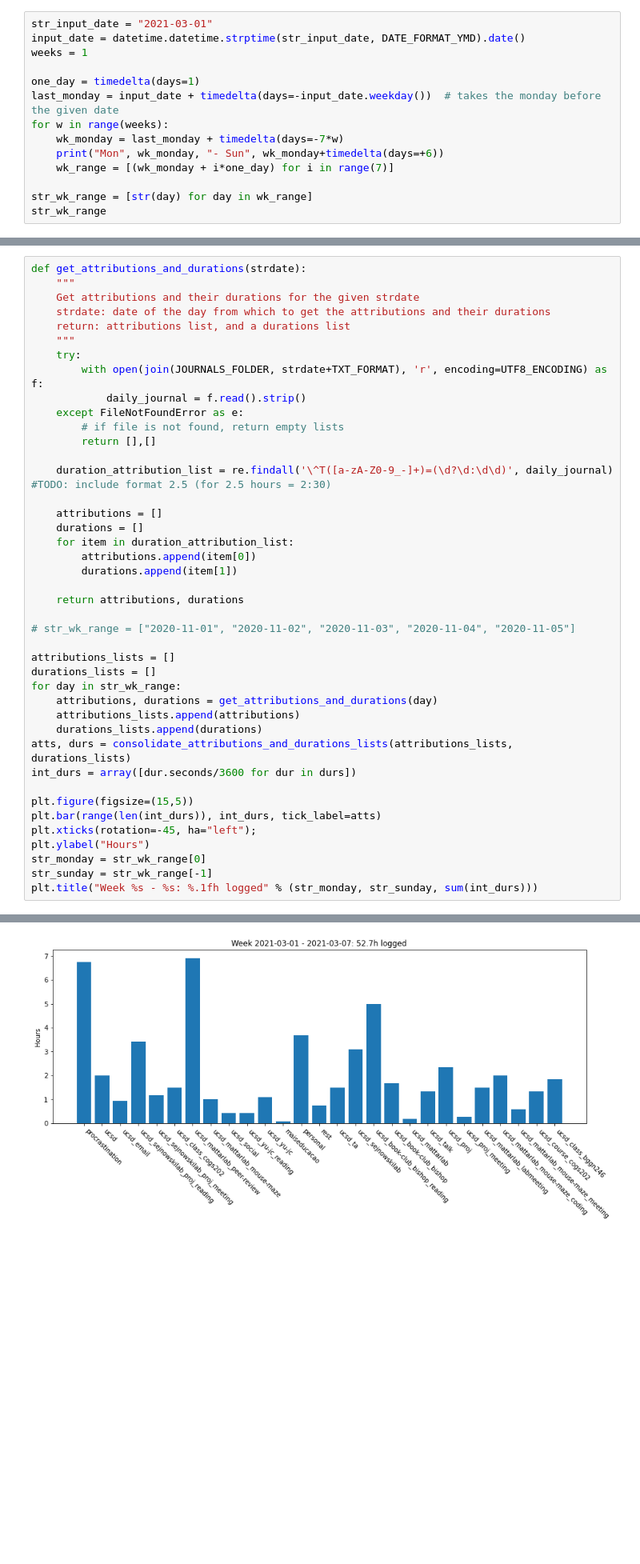
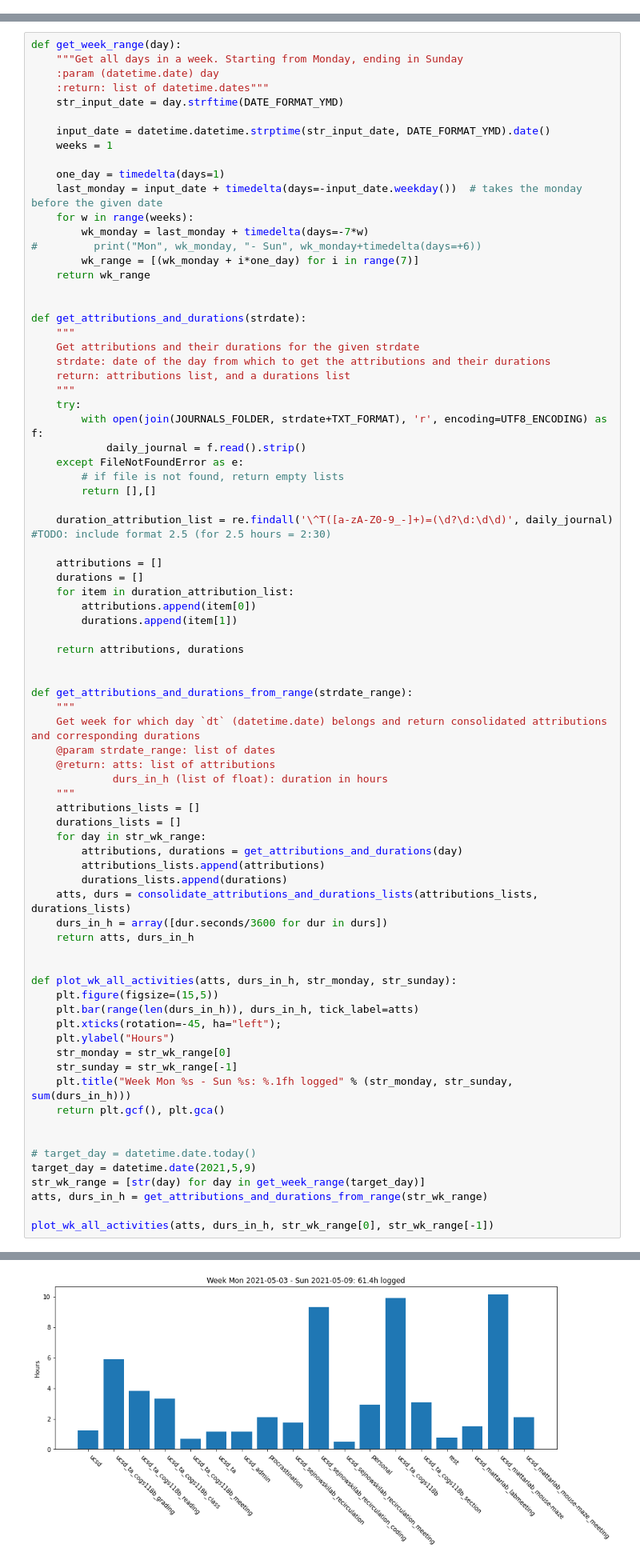
Before and after one commit to homerobse/work-journal, a Jupyter notebook: tags-join.ipynb, the cells around one changed output, grey strips where cells are left out. Shown: that part at 80% size. Cells and saved outputs as stored; diff of their text form; blank space fills up the shorter version.

Commit message:
Remove attributions with zero hours from aggregate plot and create functions from parts of the scripts

```diff
--- a/tags-join.ipynb
+++ b/tags-join.ipynb
@@ -54,17 +54,3 @@ consolidate_attributions_and_durations_lists(attributions_lists, durations_lists
 3600+45*60  # 1h45m
 # %% [output]
 6300
-# %%
-str_input_date = "2021-03-01"
-input_date = datetime.datetime.strptime(str_input_date, DATE_FORMAT_YMD).date()
-weeks = 1
-
-one_day = timedelta(days=1)
-last_monday = input_date + timedelta(days=-input_date.weekday())  # takes the monday before the given date
-for w in range(weeks):
-    wk_monday = last_monday + timedelta(days=-7*w)
-    print("Mon", wk_monday, "- Sun", wk_monday+timedelta(days=+6))
-    wk_range = [(wk_monday + i*one_day) for i in range(7)]
-
-str_wk_range = [str(day) for day in wk_range]
-str_wk_range
@@ -80,4 +57,22 @@ Mon 2021-03-01 - Sun 2021-03-07
 # %%
+def get_week_range(day):
+    """Get all days in a week. Starting from Monday, ending in Sunday
+    :param (datetime.date) day
+    :return: list of datetime.dates"""
+    str_input_date = day.strftime(DATE_FORMAT_YMD)
+
+    input_date = datetime.datetime.strptime(str_input_date, DATE_FORMAT_YMD).date()
+    weeks = 1
+
+    one_day = timedelta(days=1)
+    last_monday = input_date + timedelta(days=-input_date.weekday())  # takes the monday before the given date
+    for w in range(weeks):
+        wk_monday = last_monday + timedelta(days=-7*w)
+#         print("Mon", wk_monday, "- Sun", wk_monday+timedelta(days=+6))
+        wk_range = [(wk_monday + i*one_day) for i in range(7)]
+    return wk_range
+
+
 def get_attributions_and_durations(strdate):
     """
     Get attributions and their durations for the given strdate
@@ -101,22 +96,40 @@ def get_attributions_and_durations(strdate):
 
     return attributions, durations
 
-# str_wk_range = ["2020-11-01", "2020-11-02", "2020-11-03", "2020-11-04", "2020-11-05"]
 
-attributions_lists = []
-durations_lists = []
-for day in str_wk_range:
-    attributions, durations = get_attributions_and_durations(day)
-    attributions_lists.append(attributions)
-    durations_lists.append(durations)
-atts, durs = consolidate_attributions_and_durations_lists(attributions_lists, durations_lists)
-int_durs = array([dur.seconds/3600 for dur in durs])
+def get_attributions_and_durations_from_range(strdate_range):
+    """
+    Get week for which day `dt` (datetime.date) belongs and return consolidated attributions and corresponding durations
+    @param strdate_range: list of dates
+    @return: atts: list of attributions
+             durs_in_h (list of float): duration in hours
+    """
+    attributions_lists = []
+    durations_lists = []
+    for day in str_wk_range:
+        attributions, durations = get_attributions_and_durations(day)
+        attributions_lists.append(attributions)
+        durations_lists.append(durations)
+    atts, durs = consolidate_attributions_and_durations_lists(attributions_lists, durations_lists)
+    durs_in_h = array([dur.seconds/3600 for dur in durs])
+    return atts, durs_in_h
 
-plt.figure(figsize=(15,5))
-plt.bar(range(len(int_durs)), int_durs, tick_label=atts)
-plt.xticks(rotation=-45, ha="left");
-plt.ylabel("Hours")
-str_monday = str_wk_range[0]
-str_sunday = str_wk_range[-1]
-plt.title("Week %s - %s: %.1fh logged" % (str_monday, str_sunday, sum(int_durs)))
+
+def plot_wk_all_activities(atts, durs_in_h, str_monday, str_sunday):
+    plt.figure(figsize=(15,5))
+    plt.bar(range(len(durs_in_h)), durs_in_h, tick_label=atts)
+    plt.xticks(rotation=-45, ha="left");
+    plt.ylabel("Hours")
+    str_monday = str_wk_range[0]
+    str_sunday = str_wk_range[-1]
+    plt.title("Week Mon %s - Sun %s: %.1fh logged" % (str_monday, str_sunday, sum(durs_in_h)))
+    return plt.gcf(), plt.gca()
+
+
+# target_day = datetime.date.today()
+target_day = datetime.date(2021,5,9)
+str_wk_range = [str(day) for day in get_week_range(target_day)]
+atts, durs_in_h = get_attributions_and_durations_from_range(str_wk_range)
+
+plot_wk_all_activities(atts, durs_in_h, str_wk_range[0], str_wk_range[-1])
 # %% [output]
@@ -124 +138 @@ Text(0.5, 1.0, 'Week 2021-03-01 - 2021-03-07: 52.7h logged')
-[figure, old version]
+[figure, new version]
```
Also changed, not shown: parts of 12 cells of this notebook.
